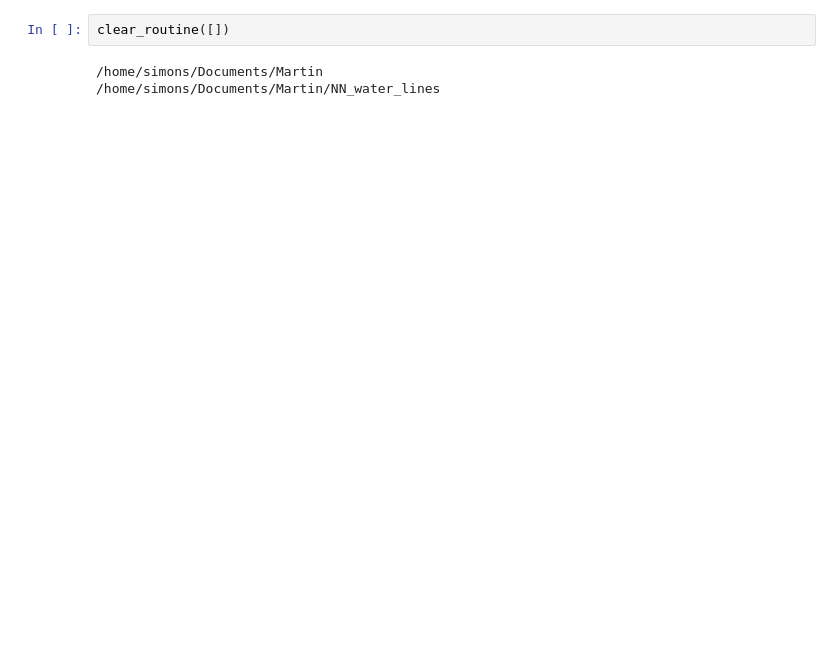
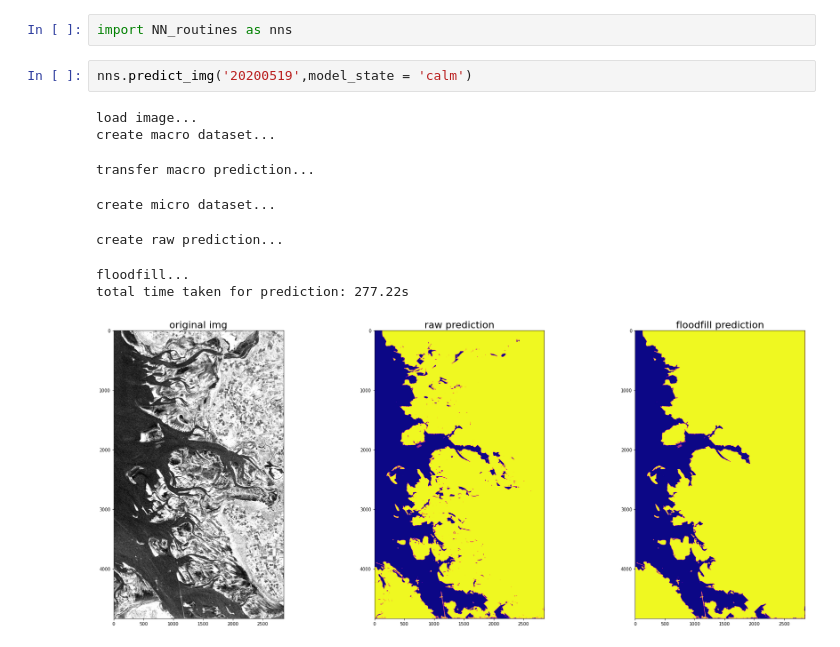
Before and after one commit to simonschaefers/NN_water_lines, a Jupyter notebook: NN_execution.ipynb, the cells around one changed output. Cells and saved outputs as stored; diff of their text form; blank space fills up the shorter version.

Commit message:
clean up and working .py routines

```diff
--- a/NN_execution.ipynb
+++ b/NN_execution.ipynb
@@ -182,5 +1,13 @@ Wall time: 9min 17s
-# %%
-clear_routine([])
-# %% [output]
-/home/simons/Documents/Martin
-/home/simons/Documents/Martin/NN_water_lines
+# %%
+import NN_routines as nns
+# %%
+nns.predict_img('20200519',model_state = 'calm')
+# %% [output]
+load image...
+create macro dataset...
+transfer macro prediction...
+create micro dataset...
+create raw prediction...
+floodfill...
+total time taken for prediction: 277.22s
+[figure, added]
```
Also changed, not shown: parts of 7 cells of this notebook, 31 other files.
